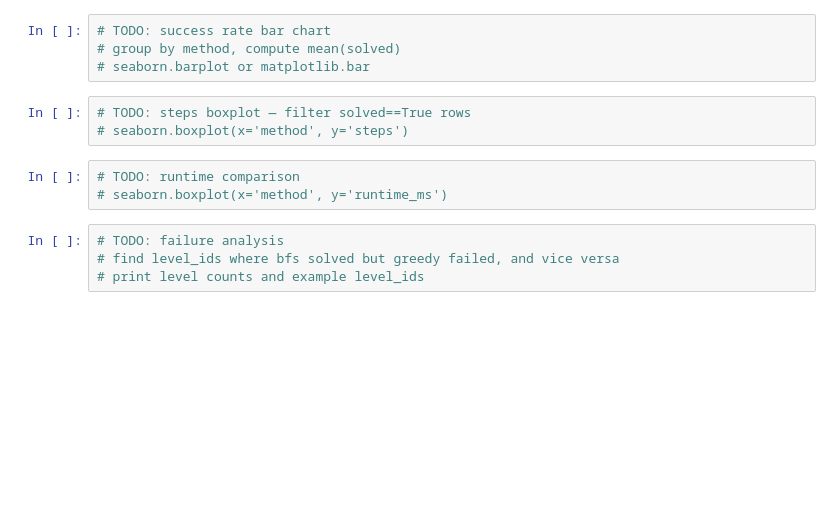
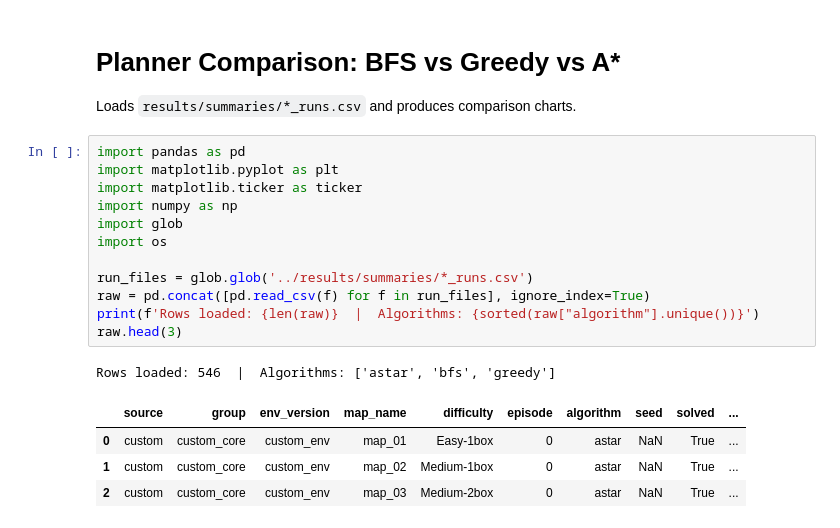
Before and after one commit to janhqnguyen2020/SokobanML, a Jupyter notebook: notebooks/planner_comparison.ipynb, the cells around one changed output. Saved outputs shown, nothing was run; the diff lists cells and outputs as text; blank space fills up the shorter version.

```diff
--- a/notebooks/planner_comparison.ipynb
+++ b/notebooks/planner_comparison.ipynb
@@ -20,14 +1,23 @@ comparison charts for the final report.
-# %%
-# TODO: success rate bar chart
-# group by method, compute mean(solved)
-# seaborn.barplot or matplotlib.bar
-# %%
-# TODO: steps boxplot — filter solved==True rows
-# seaborn.boxplot(x='method', y='steps')
-# %%
-# TODO: runtime comparison
-# seaborn.boxplot(x='method', y='runtime_ms')
-# %%
-# TODO: failure analysis
-# find level_ids where bfs solved but greedy failed, and vice versa
-# print level counts and example level_ids
+# %% [markdown]
+# Planner Comparison: BFS vs Greedy vs A*
+
+
+Loads `results/summaries/*_runs.csv` and produces comparison charts.
+# %%
+import pandas as pd
+import matplotlib.pyplot as plt
+import matplotlib.ticker as ticker
+import numpy as np
+import glob
+import os
+
+run_files = glob.glob('../results/summaries/*_runs.csv')
+raw = pd.concat([pd.read_csv(f) for f in run_files], ignore_index=True)
+print(f'Rows loaded: {len(raw)}  |  Algorithms: {sorted(raw["algorithm"].unique())}')
+raw.head(3)
+# %% [output]
+Rows loaded: 546  |  Algorithms: ['astar', 'bfs', 'greedy']
+|  | source | group | env_version | map_name | difficulty | episode | algorithm | seed | solved | ... |
+| 0 | custom | custom_core | custom_env | map_01 | Easy-1box | 0 | astar | NaN | True | ... |
+| 1 | custom | custom_core | custom_env | map_02 | Medium-1box | 0 | astar | NaN | True | ... |
+| 2 | custom | custom_core | custom_env | map_03 | Medium-2box | 0 | astar | NaN | True | ... |
```
Also changed, not shown: parts of 9 cells of this notebook, 38 other files.
